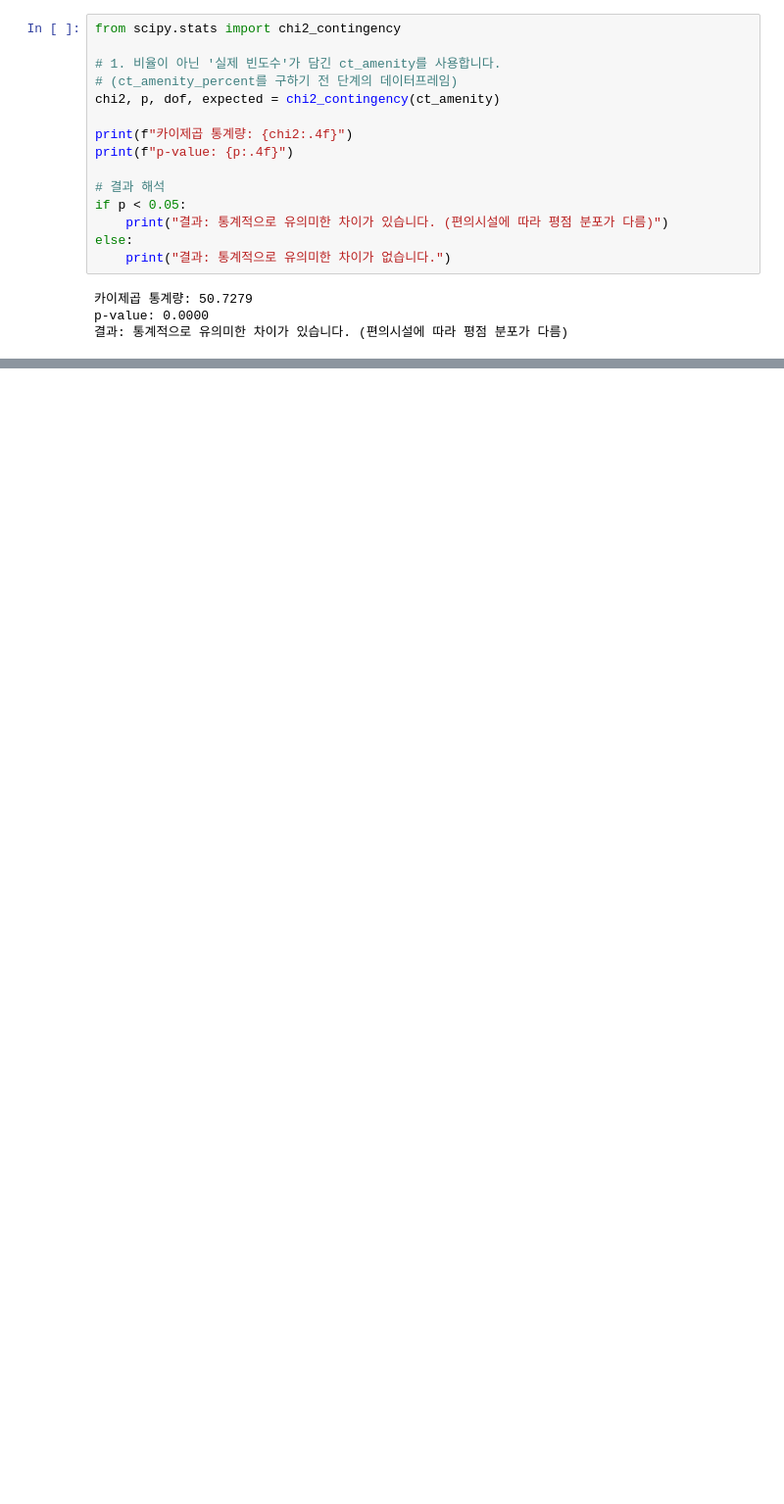
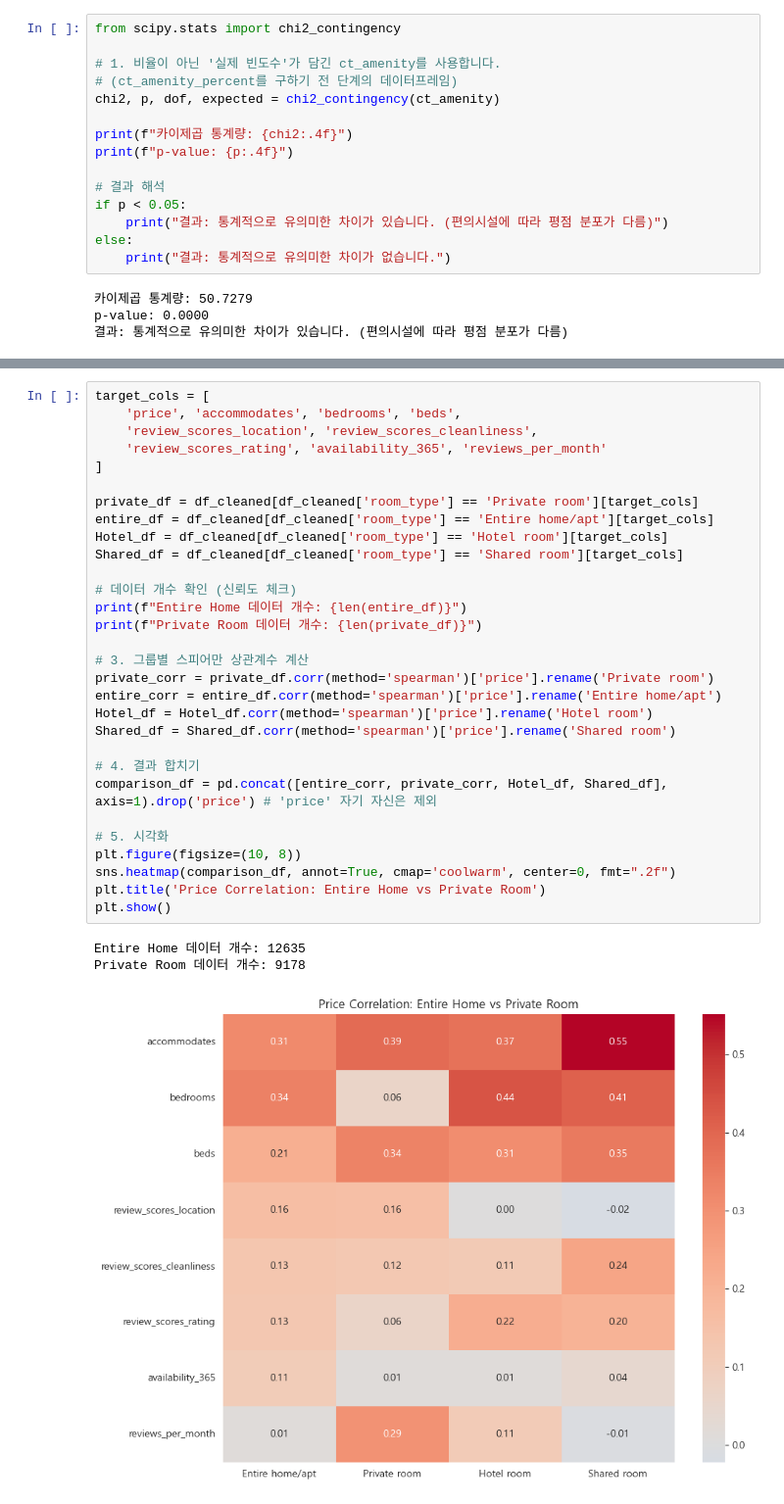
Before and after one commit to KyungminChang/data-analysis-project-BBB, a Jupyter notebook: 02_basic_statistics.ipynb, the cells around one changed output, grey strips where cells are left out. Shown at 98% size. Cells and saved outputs as stored; diff of their text form; blank space fills up the shorter version.

Commit message:
260310 19:15 통게검정 시각화 자료 (맨 밑쪽에 '가격 관련 상관계수 구하기' 참고해주세용, ppt 첨부 자료)

```diff
--- a/02_basic_statistics.ipynb
+++ b/02_basic_statistics.ipynb
@@ -345,0 +363,34 @@ p-value: 0.0000
+# %%
+target_cols = [
+    'price', 'accommodates', 'bedrooms', 'beds',
+    'review_scores_location', 'review_scores_cleanliness',
+    'review_scores_rating', 'availability_365', 'reviews_per_month'
+]
+
+private_df = df_cleaned[df_cleaned['room_type'] == 'Private room'][target_cols]
+entire_df = df_cleaned[df_cleaned['room_type'] == 'Entire home/apt'][target_cols]
+Hotel_df = df_cleaned[df_cleaned['room_type'] == 'Hotel room'][target_cols]
+Shared_df = df_cleaned[df_cleaned['room_type'] == 'Shared room'][target_cols]
+
+# 데이터 개수 확인 (신뢰도 체크)
+print(f"Entire Home 데이터 개수: {len(entire_df)}")
+print(f"Private Room 데이터 개수: {len(private_df)}")
+
+# 3. 그룹별 스피어만 상관계수 계산
+private_corr = private_df.corr(method='spearman')['price'].rename('Private room')
+entire_corr = entire_df.corr(method='spearman')['price'].rename('Entire home/apt')
+Hotel_df = Hotel_df.corr(method='spearman')['price'].rename('Hotel room')
+Shared_df = Shared_df.corr(method='spearman')['price'].rename('Shared room')
+
+# 4. 결과 합치기
+comparison_df = pd.concat([entire_corr, private_corr, Hotel_df, Shared_df], axis=1).drop('price') # 'price' 자기 자신은 제외
+
+# 5. 시각화
+plt.figure(figsize=(10, 8))
+sns.heatmap(comparison_df, annot=True, cmap='coolwarm', center=0, fmt=".2f")
+plt.title('Price Correlation: Entire Home vs Private Room')
+plt.show()
+# %% [output]
+Entire Home 데이터 개수: 12635
+Private Room 데이터 개수: 9178
+[figure, added]
```
Also changed, not shown: parts of 13 cells of this notebook.
